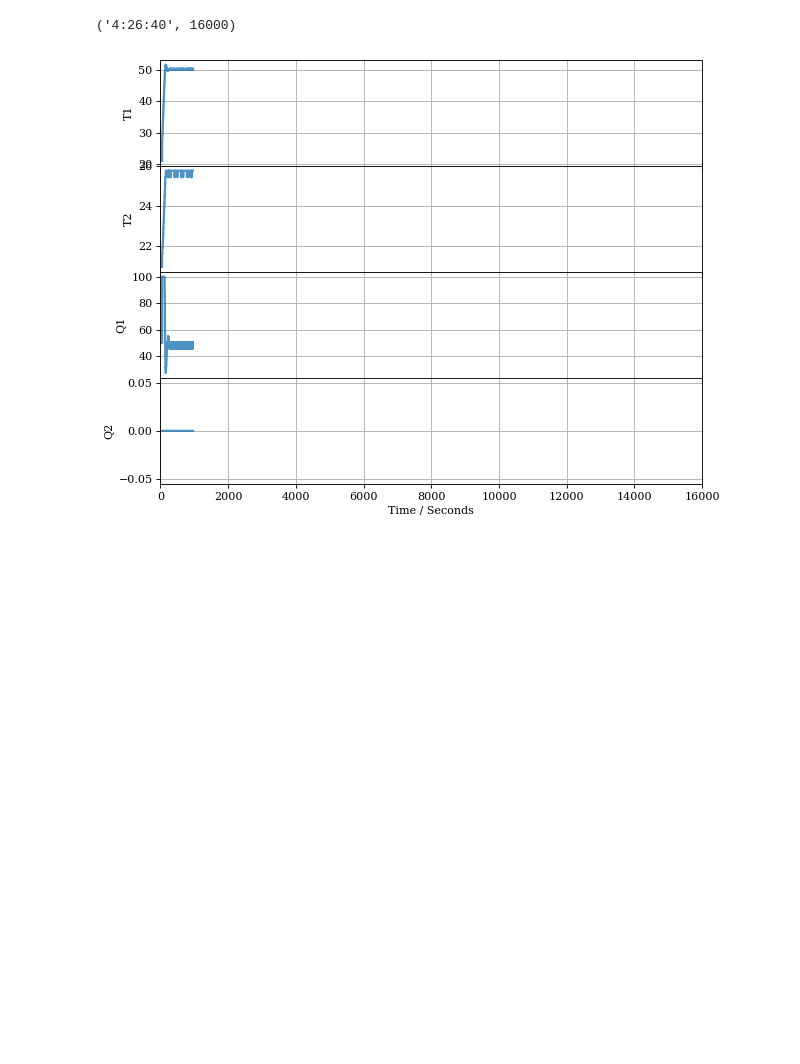
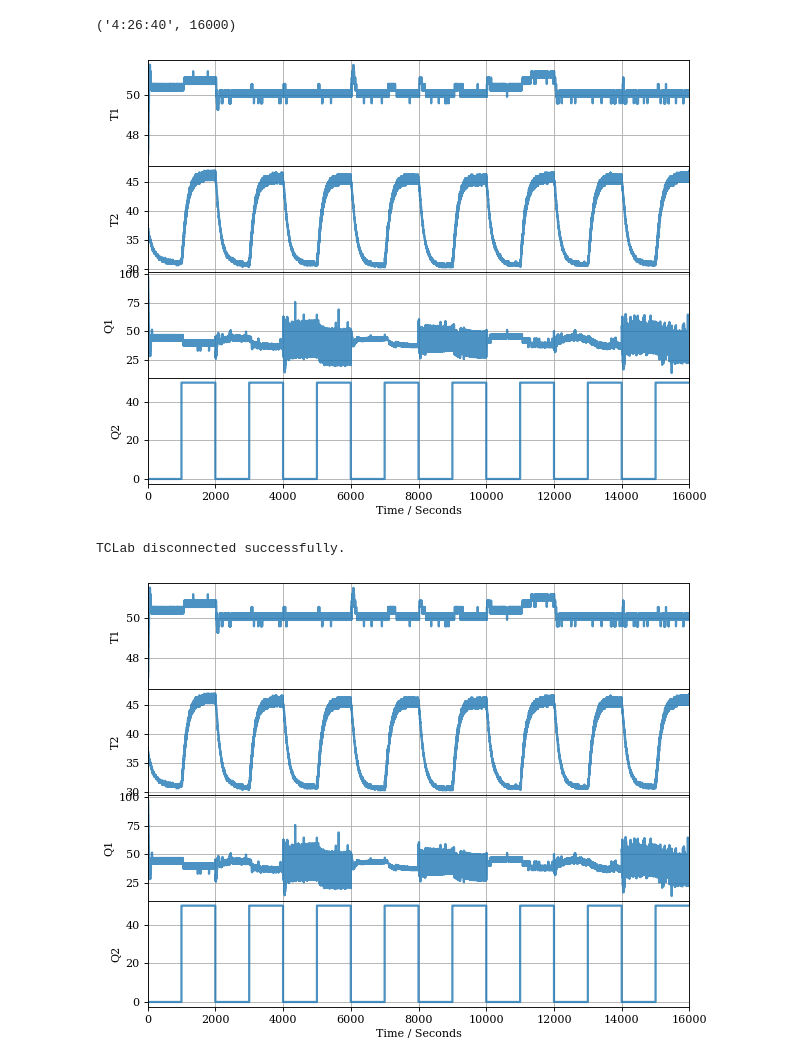
Before and after one commit to JarrydWebber/CPB-Group-17-2020, a Jupyter notebook: Control Comparisons Q2 Disturb.ipynb, the cells around one changed output. Drawn from its saved outputs; the diff is of its cells as text; code cells hidden in the pictures; blank space fills up the shorter version.

```diff
--- a/Control Comparisons Q2 Disturb.ipynb
+++ b/Control Comparisons Q2 Disturb.ipynb
@@ -161,35 +161,37 @@ str(datetime.timedelta(seconds=total_time)), total_time
 # %% [output]
 ('4:26:40', 16000)
 # %%
-TCLab = tclab.setup(connected=False, speedup = 100)
+TCLab = tclab.setup(connected=True)
 
 with TCLab() as lab:
     sources = lab.sources
     h = tclab.Historian(sources)
     p = tclab.Plotter(h, total_time)
 
     T1sp = 50
     for index, Gc in enumerate(all_controller_blocks):
         for t in tclab.clock(run_length):
 
             if t < run_length/2:
                 lab.Q2(float(0))
             else:
-                lab.Q2(float(100))
+                lab.Q2(float(50))
 
             Q1 = lab.Q1(float(Gc.output+50))
             T1 = lab.T1
             e = T1sp-T1
 
-            print (Names[index], T1sp, t, T1, Q1)
+#             print (Names[index], T1sp, t, T1, Q1)
 
             for step in range(integral_steps):
                 Gc.change_input(t,e)
                 Gc.change_state(Gc.state+Gc.derivative(e)/integral_steps)
 
 #             h.update(t + index*run_length)
             p.update(t + index*run_length)
 # %% [output]
-[figure, old version]
+[figure, new version]
+TCLab disconnected successfully.
+[figure, added]
 # %%
 h.get_sessions()
```
Also changed, not shown: parts of 1 cell of this notebook, 7 other files.
